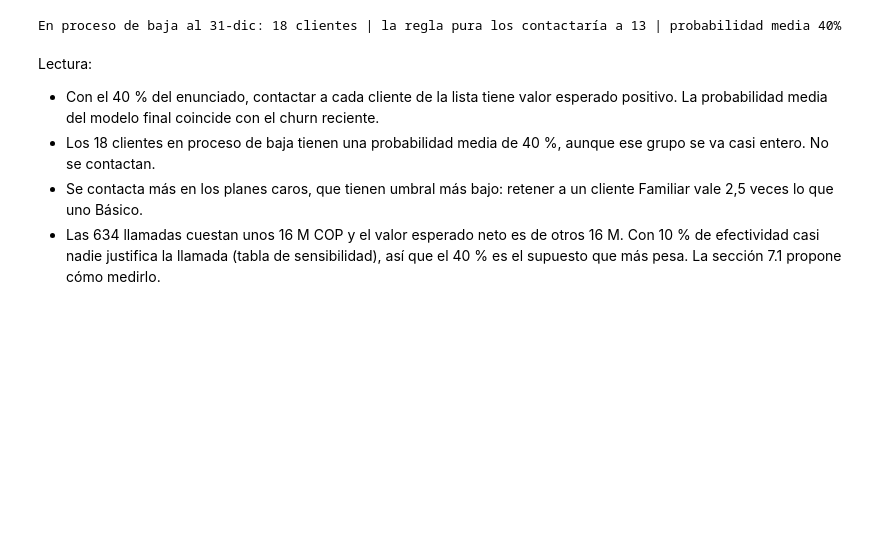
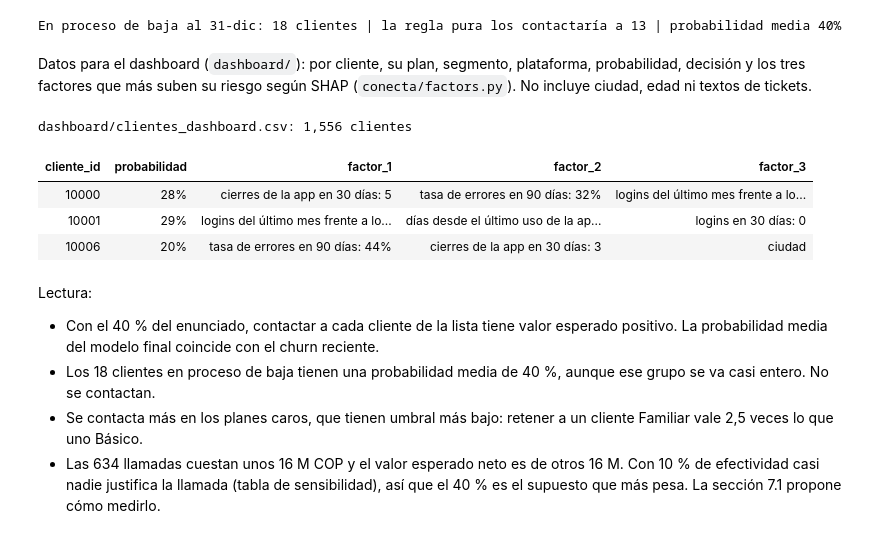
Before and after one commit to unfresh25/conecta-churn, a Jupyter notebook: solucion.ipynb, the cells around one changed output. Saved outputs shown, nothing was run; the diff lists cells and outputs as text; code cells hidden in the pictures; blank space fills up the shorter version.

Commit message:
feat: dashboard streamlit

```diff
--- a/solucion.ipynb
+++ b/solucion.ipynb
@@ -750,6 +750,35 @@ print(f"En proceso de baja al 31-dic: {ip.sum()} clientes | la regla pura los co
       f"| probabilidad media {scored.loc[ip, 'probabilidad'].mean():.0%}")
 # %% [output]
 En proceso de baja al 31-dic: 18 clientes | la regla pura los contactaría a 13 | probabilidad media 40%
+# %% [markdown]
+Datos para el dashboard (`dashboard/`): por cliente, su plan, segmento, plataforma, probabilidad, decisión y los tres factores que más
+suben su riesgo según SHAP (`conecta/factors.py`). No incluye ciudad, edad ni textos de tickets.
+# %%
+import shap
+from conecta.factors import top_factors
+
+pipe = final_model.model
+X_final = X_score[FINAL_COLUMNS]
+shap_final = shap.TreeExplainer(pipe["clf"]).shap_values(pipe["cat"].transform(X_final))
+shap_final = shap_final[1] if isinstance(shap_final, list) else shap_final
+dashboard = pd.DataFrame({
+    "plan": X_score["plan"], "segmento": X_score["segment"], "plataforma": X_score["main_platform"],
+    "probabilidad": scored["probabilidad"].round(6), "en_proceso": scored["in_process"].astype(int),
+    "usa_520": X_score["uses_v520"].astype(int), "valor_esperado": scored["expected_value"].round(0),
+    "contactar": scored["contactar"],
+}).join(top_factors(shap_final, X_final)).rename_axis("cliente_id").reset_index()
+Path("dashboard").mkdir(exist_ok=True)
+dashboard.to_csv("dashboard/clientes_dashboard.csv", index=False)
+assert dashboard["contactar"].tolist() == predictions["contactar"].tolist()
+print(f"dashboard/clientes_dashboard.csv: {len(dashboard):,} clientes")
+dashboard.loc[dashboard["contactar"] == 1, ["cliente_id", "probabilidad", "factor_1", "factor_2", "factor_3"]].head(3).style.set_table_styles(
+    TABLE_CSS).format({"probabilidad": "{:.0%}"}).hide(axis="index")
+# %% [output]
+dashboard/clientes_dashboard.csv: 1,556 clientes
+| cliente_id | probabilidad | factor_1 | factor_2 | factor_3 |
+| 10000 | 28% | cierres de la app en 30 días: 5 | tasa de errores en 90 días: 32% | logins del último mes frente a lo... |
+| 10001 | 29% | logins del último mes frente a lo... | días desde el último uso de la ap... | logins en 30 días: 0 |
+| 10006 | 20% | tasa de errores en 90 días: 44% | cierres de la app en 30 días: 3 | ciudad |
 # %% [markdown]
 Lectura:
 - Con el 40 % del enunciado, contactar a cada cliente de la lista tiene valor esperado positivo. La probabilidad media del modelo
```
Also changed, not shown: parts of 1 cell of this notebook, 8 other files.
